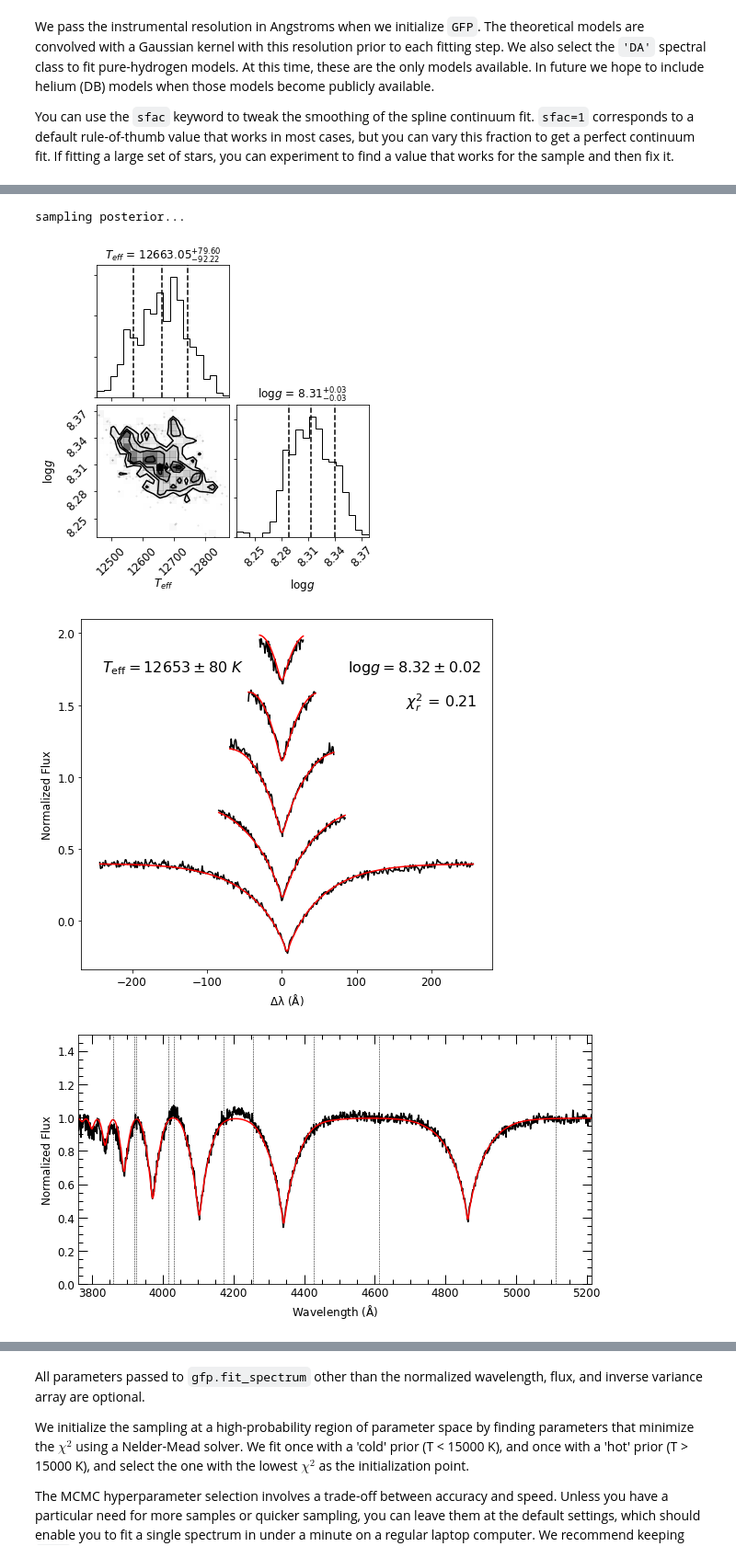
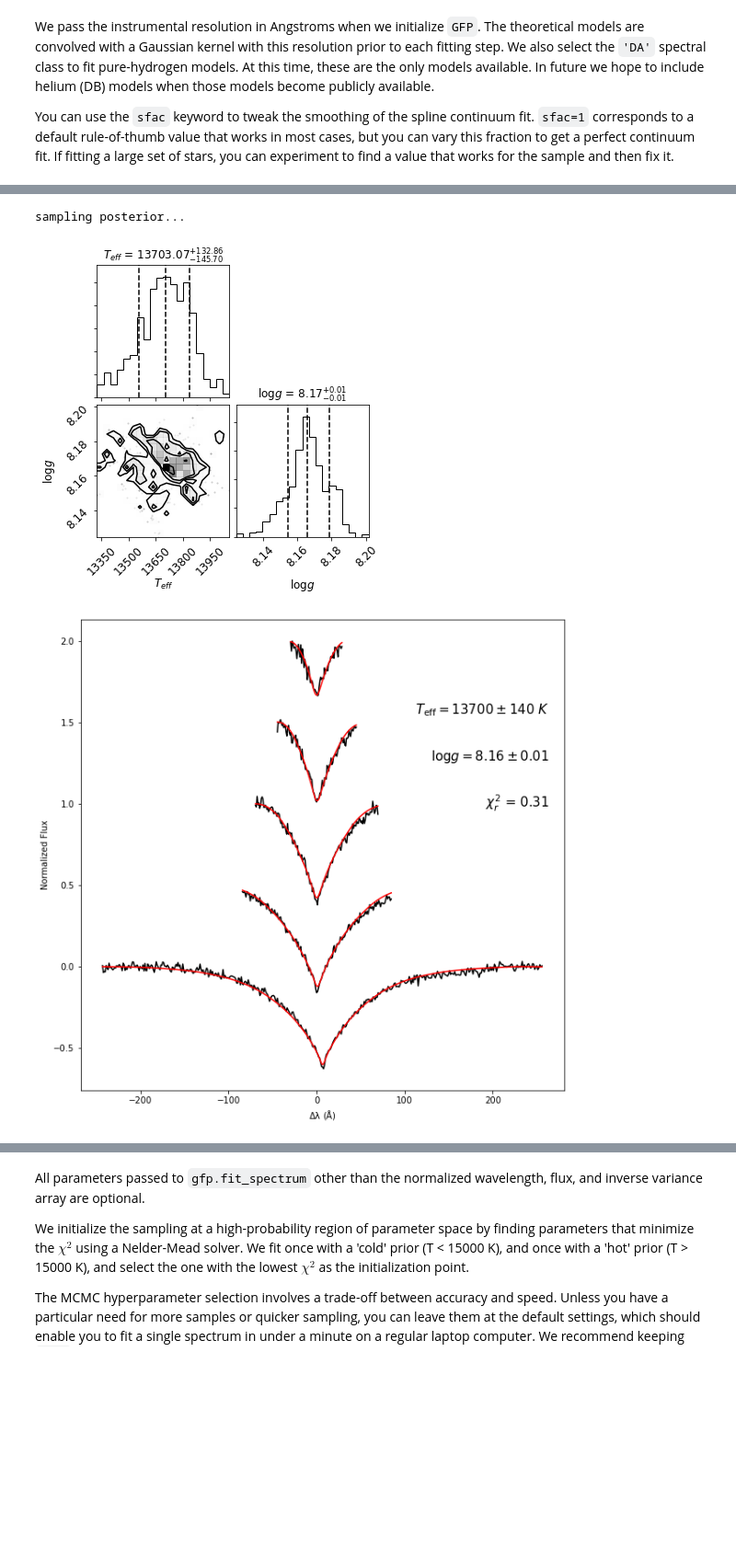
Before and after one commit to vedantchandra/wdtools, a Jupyter notebook: docs/examples/1_fitting_wd_spectra.ipynb, the cells around one changed output, grey strips where cells are left out. Shown at 92% size. Drawn from its saved outputs; the diff is of its cells as text; code cells hidden in the pictures; blank space fills up the shorter version.

```diff
--- a/docs/examples/1_fitting_wd_spectra.ipynb
+++ b/docs/examples/1_fitting_wd_spectra.ipynb
@@ -45,6 +60,6 @@ You can use the `sfac` keyword to tweak the smoothing of the spline continuum fi
 labels, e_labels, redchi = gfp.fit_spectrum(wl, flux, ivar,
                                 mcmc = True, nwalkers = 25, burn = 50, ndraws = 50,
                                 plot_init = True, make_plot = True, plot_corner = True, savename = 'example',
-                                verbose = True, norm_kw = dict(sfac = 0.65),
+                                verbose = True,
                                 lines = ['beta', 'gamma', 'delta', 'eps', 'h8'])
 # %% [output]
@@ -62,8 +76,7 @@ initializing at warm solution, T = 12645 K, logg = 8.3 dex
 burning in chains...
 sampling posterior...
-[figure, old version]
+[figure, new version]
-[figure, old version]
+[figure, new version]
-[figure, removed]
 # %%
 print('Teff = %i ± %i Kelvin' % (labels[0], e_labels[0]))
 print('logg = %.2f ± %.2f log[cm/s^2]' % (labels[1], e_labels[1]))
```
Also changed, not shown: parts of 8 cells of this notebook, 7 other files.
